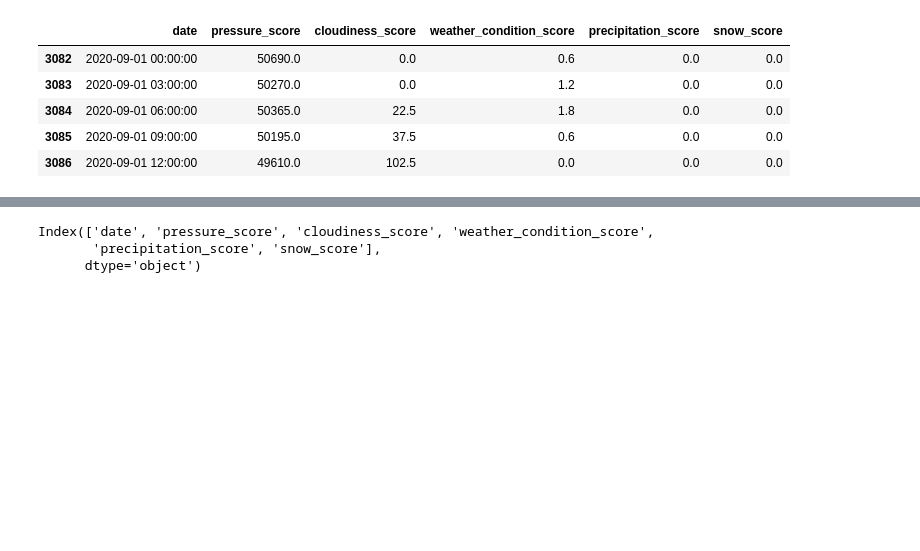
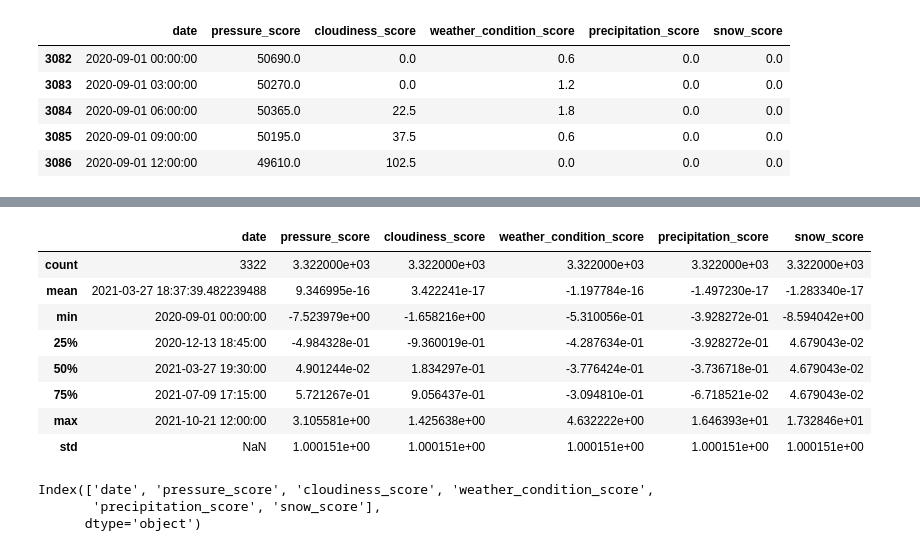
Before and after one commit to louis-leibo/bike_counters, a Jupyter notebook: Dev_by_sam_&_louis/EDA + feature engineering.ipynb, the cells around one changed output, grey strips where cells are left out. Cells and saved outputs as stored; diff of their text form; code cells hidden in the pictures; blank space fills up the shorter version.

```diff
--- a/Dev_by_sam_&_louis/EDA + feature engineering.ipynb
+++ b/Dev_by_sam_&_louis/EDA + feature engineering.ipynb
@@ -731,3 +860,24 @@ external_data_cleaned.head()
+# %%
+from sklearn.preprocessing import StandardScaler
+
+columns_to_normalize = ['pressure_score', 'cloudiness_score',
+                        'weather_condition_score', 'precipitation_score', 'snow_score']
+
+scaler = StandardScaler()
+
+external_data_cleaned[columns_to_normalize] = scaler.fit_transform(external_data_cleaned[columns_to_normalize])
+
+external_data_cleaned.describe()
+# %% [output]
+|  | date | pressure_score | cloudiness_score | weather_condition_score | precipitation_score | snow_score |
+| count | 3322 | 3.322000e+03 | 3.322000e+03 | 3.322000e+03 | 3.322000e+03 | 3.322000e+03 |
+| mean | 2021-03-27 18:37:39.482239488 | 9.346995e-16 | 3.422241e-17 | -1.197784e-16 | -1.497230e-17 | -1.283340e-17 |
+| min | 2020-09-01 00:00:00 | -7.523979e+00 | -1.658216e+00 | -5.310056e-01 | -3.928272e-01 | -8.594042e+00 |
+| 25% | 2020-12-13 18:45:00 | -4.984328e-01 | -9.360019e-01 | -4.287634e-01 | -3.928272e-01 | 4.679043e-02 |
+| 50% | 2021-03-27 19:30:00 | 4.901244e-02 | 1.834297e-01 | -3.776424e-01 | -3.736718e-01 | 4.679043e-02 |
+| 75% | 2021-07-09 17:15:00 | 5.721267e-01 | 9.056437e-01 | -3.094810e-01 | -6.718521e-02 | 4.679043e-02 |
+| max | 2021-10-21 12:00:00 | 3.105581e+00 | 1.425638e+00 | 4.632222e+00 | 1.646393e+01 | 1.732846e+01 |
+| std | NaN | 1.000151e+00 | 1.000151e+00 | 1.000151e+00 | 1.000151e+00 | 1.000151e+00 |
 # %%
 external_data_cleaned.columns
 # %% [output]
```
Also changed, not shown: parts of 36 cells of this notebook, 1 other file.
